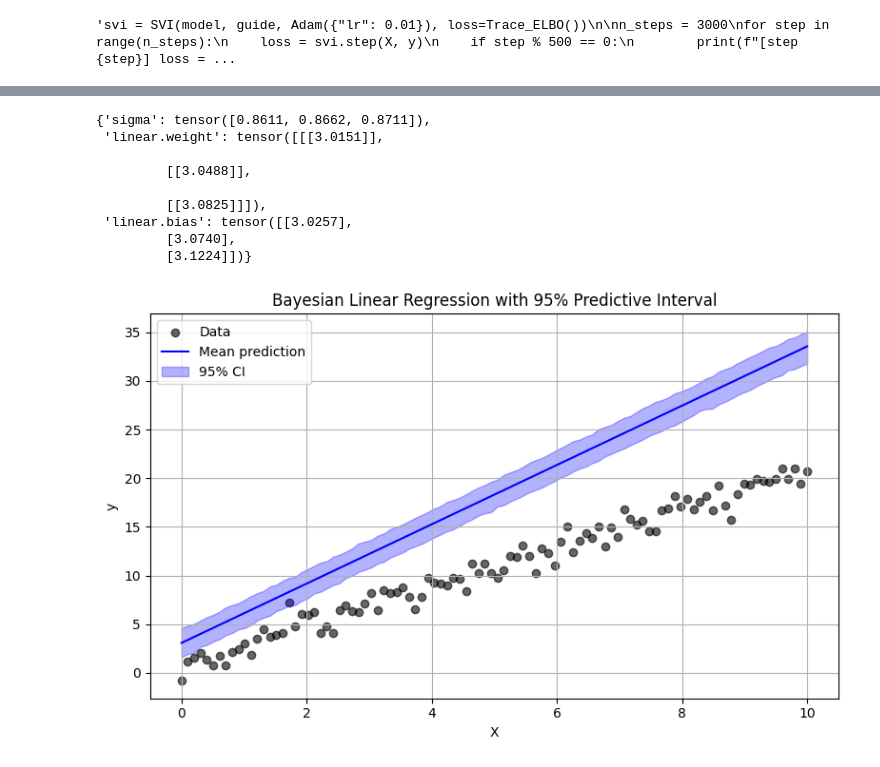
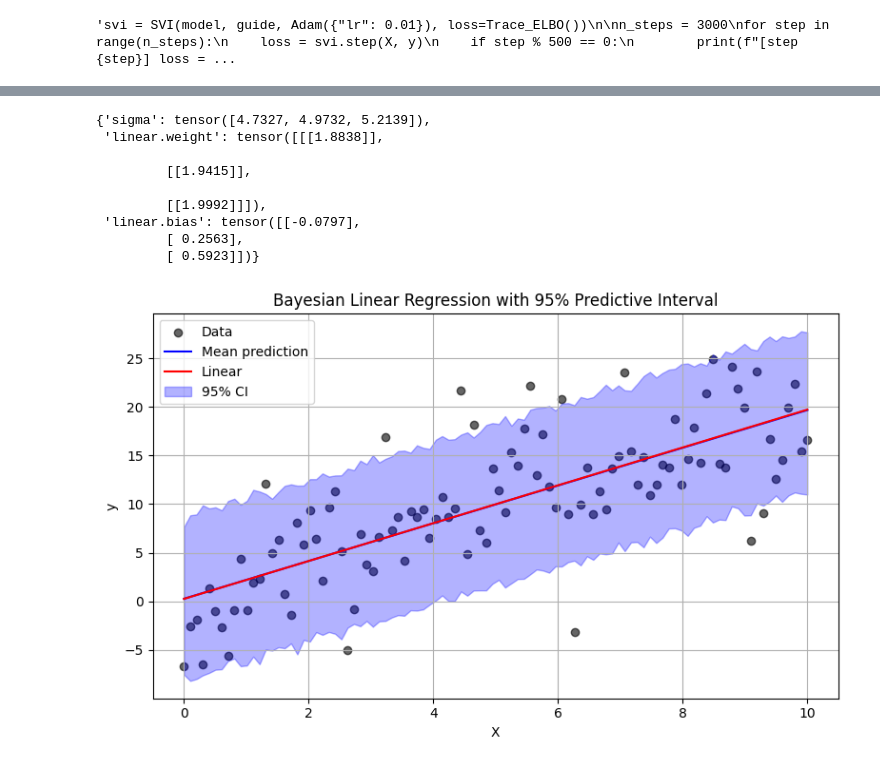
Before and after one commit to evanfrang/weather_bayes, a Jupyter notebook: start.ipynb, the cells around one changed output, grey strips where cells are left out. Saved outputs shown, nothing was run; the diff lists cells and outputs as text; code cells hidden in the pictures.

Commit message:
completed bayesian linear reg

```diff
--- a/start.ipynb
+++ b/start.ipynb
@@ -30,7 +30,7 @@ assert issubclass(PyroModule[nn.Linear], PyroModule)
 X = torch.linspace(0, 10, 100).reshape(-1, 1)
 true_weight = 2.0
 true_bias = 1.0
-true_sigma = 1.0
+true_sigma = 5.
 y = true_weight * X.squeeze() + true_bias + torch.randn(100) * true_sigma
 # %%
 plt.scatter(X.numpy(), y.numpy(), alpha=0.6)
@@ -182,7 +182,7 @@ class BayesianRegression(PyroModule):
         self.linear.bias = PyroSample(dist.Normal(0., 10.).expand([out_features]).to_event(1))
 
     def forward(self, x, y=None):
-        sigma = pyro.sample("sigma", dist.Uniform(0., 1.))
+        sigma = pyro.sample("sigma", dist.Uniform(0., 10.))
         mean = self.linear(x).squeeze(-1)
         with pyro.plate("data", x.shape[0]):
             obs = pyro.sample("obs", dist.Normal(mean, sigma), obs=y)
@@ -219,15 +219,15 @@ for j in range(num_iterations):
 # %%
 guide.quantiles([0.25, 0.5, 0.75])
 # %% [output]
-{'sigma': tensor([0.8611, 0.8662, 0.8711]),
- 'linear.weight': tensor([[[3.0151]],
+{'sigma': tensor([4.7327, 4.9732, 5.2139]),
+ 'linear.weight': tensor([[[1.8838]],
 
-         [[3.0488]],
+         [[1.9415]],
 
-         [[3.0825]]]),
- 'linear.bias': tensor([[3.0257],
-         [3.0740],
-         [3.1224]])}
+         [[1.9992]]]),
+ 'linear.bias': tensor([[-0.0797],
+         [ 0.2563],
+         [ 0.5923]])}
 # %%
 def summary(samples):
     site_stats = {}
@@ -249,34 +249,35 @@ pred_summary = summary(samples)
 X_plot = X.squeeze().detach().cpu().numpy()
 y_data = y.detach().cpu().numpy()
 
 # Get posterior predictive summaries
 mu = pred_summary["_RETURN"]            # [num_samples, N]
 y_pred = pred_summary["obs"]            # [num_samples, N]
 
 # Compute statistics
 mu_mean = mu["mean"].detach().cpu().numpy()
-y_low = pred_summary["obs"]["5%"].detach().cpu().numpy()
-#y_med = pred_summary["obs"]["50%"].detach().cpu().numpy()
-y_high = pred_summary["obs"]["95%"].detach().cpu().numpy()
+y_low = y_pred["5%"].detach().cpu().numpy()
+#y_med = y_pred["50%"].detach().cpu().numpy()
+y_high = y_pred["95%"].detach().cpu().numpy()
 
 # Sort X for clean line plotting
 sort_idx = X_plot.argsort()
 X_sorted = X_plot[sort_idx]
 mu_sorted = mu_mean[sort_idx]
 y_low_sorted = y_low[sort_idx]
 y_high_sorted = y_high[sort_idx]
 
 # Plot
 plt.figure(figsize=(8, 5))
 plt.scatter(X_plot, y_data, color="black", label="Data", alpha=0.6)
 plt.plot(X_sorted, mu_mean, color="blue", label="Mean prediction")
+plt.plot(X_np, linear_reg_model(X).detach().cpu().numpy(), color="red", label="Linear")
 plt.fill_between(X_sorted, y_low_sorted, y_high_sorted, color="blue", alpha=0.3, label="95% CI")
 plt.xlabel("X")
 plt.ylabel("y")
 plt.legend()
 plt.title("Bayesian Linear Regression with 95% Predictive Interval")
 plt.grid(True)
 plt.tight_layout()
 plt.show()
 # %% [output]
-[figure, old version]
+[figure, new version]
```
Also changed, not shown: parts of 7 cells of this notebook.
